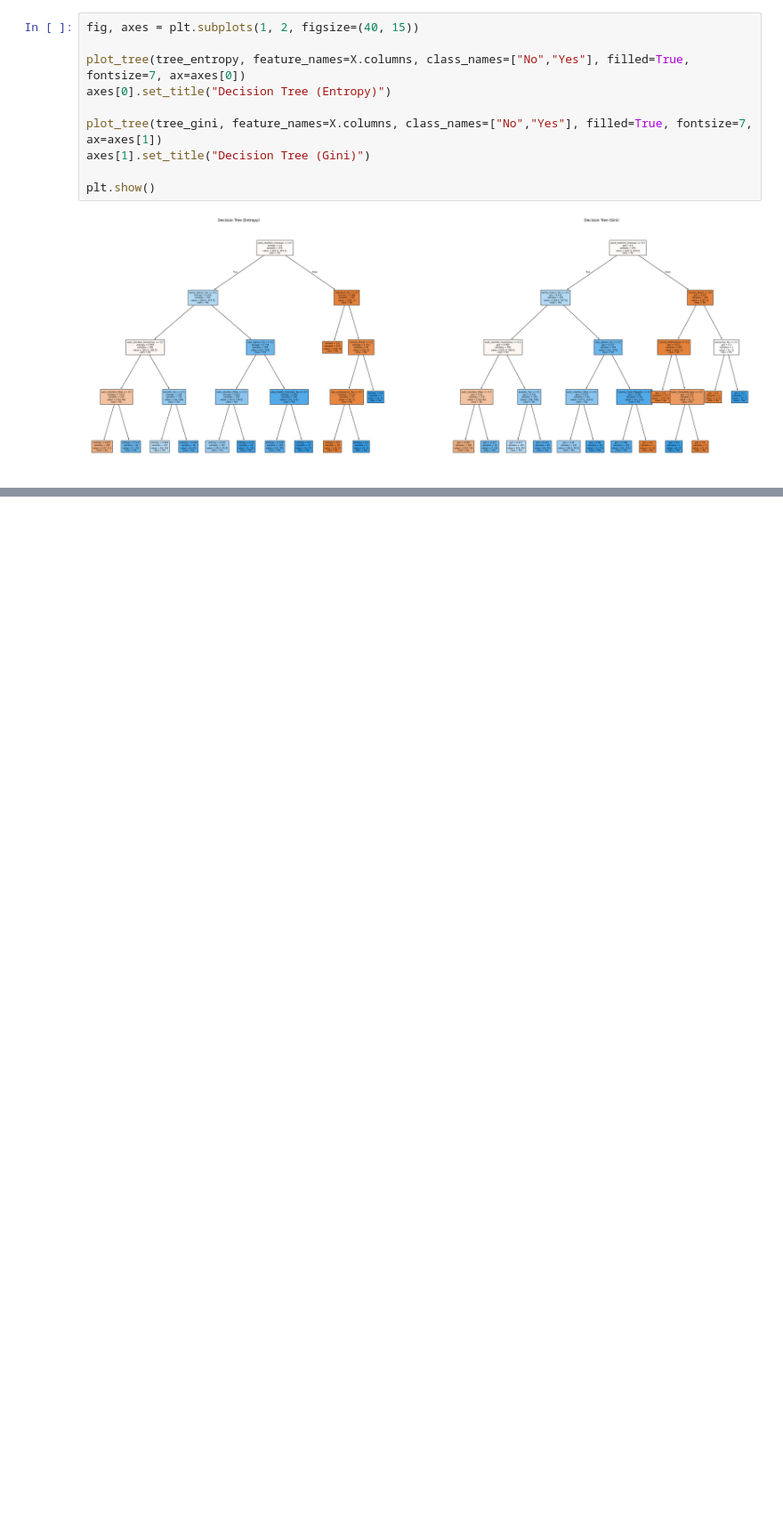
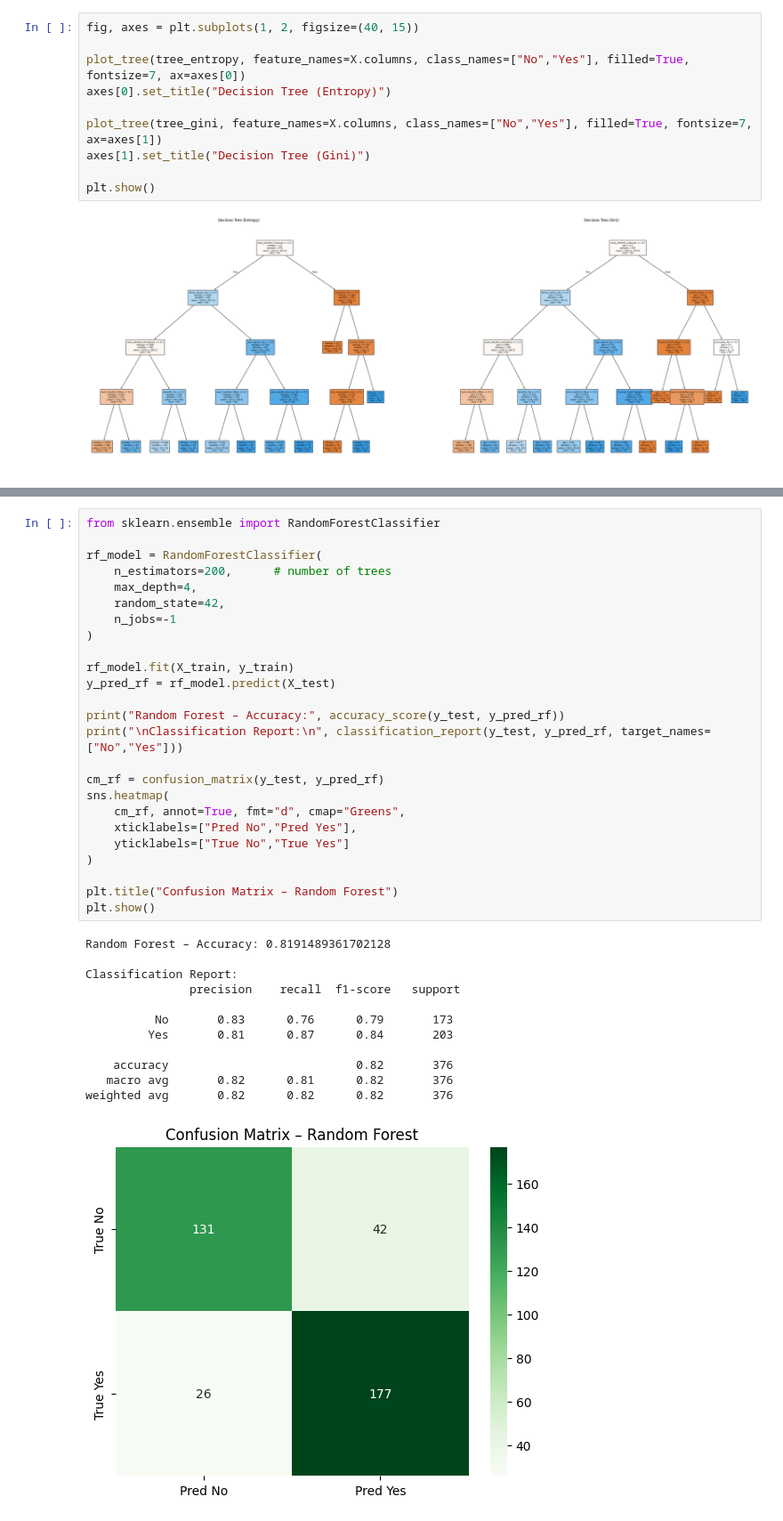
Before and after one commit to Poonk/Data_mining, a Jupyter notebook: code/Decision_tree_model.ipynb, the cells around one changed output, grey strips where cells are left out. Shown at 89% size. Drawn from its saved outputs; the diff is of its cells as text; blank space fills up the shorter version.

Commit message:
add random forest

```diff
--- a/code/Decision_tree_model.ipynb
+++ b/code/Decision_tree_model.ipynb
@@ -378,0 +380,38 @@ plt.show()
+# %%
+from sklearn.ensemble import RandomForestClassifier
+
+rf_model = RandomForestClassifier(
+    n_estimators=200,      # number of trees
+    max_depth=4,
+    random_state=42,
+    n_jobs=-1
+)
+
+rf_model.fit(X_train, y_train)
+y_pred_rf = rf_model.predict(X_test)
+
+print("Random Forest – Accuracy:", accuracy_score(y_test, y_pred_rf))
+print("\nClassification Report:\n", classification_report(y_test, y_pred_rf, target_names=["No","Yes"]))
+
+cm_rf = confusion_matrix(y_test, y_pred_rf)
+sns.heatmap(
+    cm_rf, annot=True, fmt="d", cmap="Greens",
+    xticklabels=["Pred No","Pred Yes"],
+    yticklabels=["True No","True Yes"]
+)
+
+plt.title("Confusion Matrix – Random Forest")
+plt.show()
+# %% [output]
+Random Forest – Accuracy: 0.8191489361702128
+
+Classification Report:
+               precision    recall  f1-score   support
+
+          No       0.83      0.76      0.79       173
+         Yes       0.81      0.87      0.84       203
+
+    accuracy                           0.82       376
+   macro avg       0.82      0.81      0.82       376
+weighted avg       0.82      0.82      0.82       376
+[figure, added]
```
Also changed, not shown: parts of 3 cells of this notebook.
